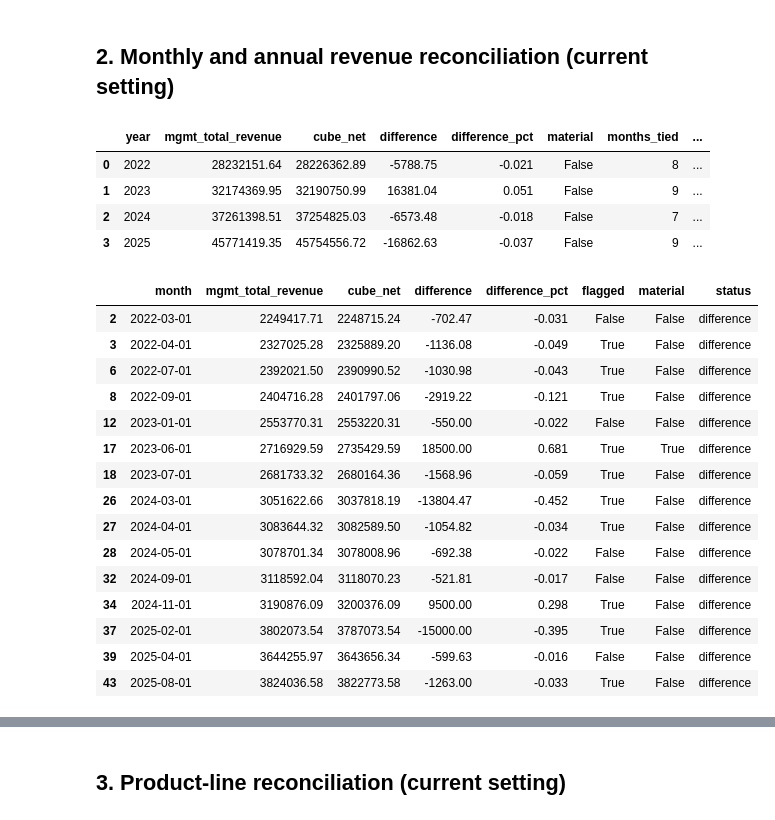
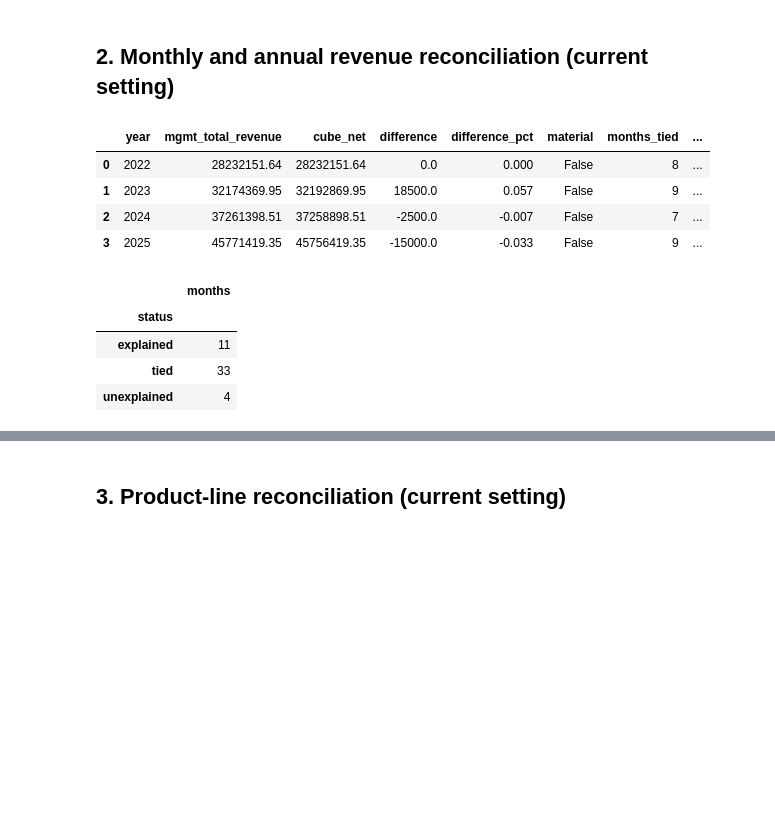
Before and after one commit to xbhxnxv/northbridge-buyside-diligence, a Jupyter notebook: notebooks/03_reconciliation.ipynb, the cells around one changed output, grey strips where cells are left out. Drawn from its saved outputs; the diff is of its cells as text; code cells hidden in the pictures; blank space fills up the shorter version.

```diff
--- a/notebooks/03_reconciliation.ipynb
+++ b/notebooks/03_reconciliation.ipynb
@@ -36,29 +40,19 @@ opt_sum
 # %%
 monthly = q(con, "SELECT * FROM recon_monthly")
 annual = q(con, "SELECT * FROM recon_annual")
 monthly.to_csv(TABLES / "step3_recon_monthly.csv", index=False)
 annual.to_csv(TABLES / "step3_recon_annual.csv", index=False)
 display(annual)
-monthly[monthly.status != "tied"]
+display(monthly.groupby("status").size().rename("months").to_frame())
+monthly[monthly.status != "tied"][["month", "mgmt_total_revenue", "cube_net", "difference", "difference_pct", "material", "status", "explanation"]]
 # %% [output]
 |  | year | mgmt_total_revenue | cube_net | difference | difference_pct | material | months_tied | ... |
-| 0 | 2022 | 28232151.64 | 28226362.89 | -5788.75 | -0.021 | False | 8 | ... |
-| 1 | 2023 | 32174369.95 | 32190750.99 | 16381.04 | 0.051 | False | 9 | ... |
-| 2 | 2024 | 37261398.51 | 37254825.03 | -6573.48 | -0.018 | False | 7 | ... |
-| 3 | 2025 | 45771419.35 | 45754556.72 | -16862.63 | -0.037 | False | 9 | ... |
+| 0 | 2022 | 28232151.64 | 28232151.64 | 0.0 | 0.000 | False | 8 | ... |
+| 1 | 2023 | 32174369.95 | 32192869.95 | 18500.0 | 0.057 | False | 9 | ... |
+| 2 | 2024 | 37261398.51 | 37258898.51 | -2500.0 | -0.007 | False | 7 | ... |
+| 3 | 2025 | 45771419.35 | 45756419.35 | -15000.0 | -0.033 | False | 9 | ... |
-|  | month | mgmt_total_revenue | cube_net | difference | difference_pct | flagged | material | status |
-| 2 | 2022-03-01 | 2249417.71 | 2248715.24 | -702.47 | -0.031 | False | False | difference |
-| 3 | 2022-04-01 | 2327025.28 | 2325889.20 | -1136.08 | -0.049 | True | False | difference |
-| 6 | 2022-07-01 | 2392021.50 | 2390990.52 | -1030.98 | -0.043 | True | False | difference |
-| 8 | 2022-09-01 | 2404716.28 | 2401797.06 | -2919.22 | -0.121 | True | False | difference |
-| 12 | 2023-01-01 | 2553770.31 | 2553220.31 | -550.00 | -0.022 | False | False | difference |
-| 17 | 2023-06-01 | 2716929.59 | 2735429.59 | 18500.00 | 0.681 | True | True | difference |
-| 18 | 2023-07-01 | 2681733.32 | 2680164.36 | -1568.96 | -0.059 | True | False | difference |
-| 26 | 2024-03-01 | 3051622.66 | 3037818.19 | -13804.47 | -0.452 | True | False | difference |
-| 27 | 2024-04-01 | 3083644.32 | 3082589.50 | -1054.82 | -0.034 | True | False | difference |
-| 28 | 2024-05-01 | 3078701.34 | 3078008.96 | -692.38 | -0.022 | False | False | difference |
-| 32 | 2024-09-01 | 3118592.04 | 3118070.23 | -521.81 | -0.017 | False | False | difference |
-| 34 | 2024-11-01 | 3190876.09 | 3200376.09 | 9500.00 | 0.298 | True | False | difference |
-| 37 | 2025-02-01 | 3802073.54 | 3787073.54 | -15000.00 | -0.395 | True | False | difference |
-| 39 | 2025-04-01 | 3644255.97 | 3643656.34 | -599.63 | -0.016 | False | False | difference |
-| 43 | 2025-08-01 | 3824036.58 | 3822773.58 | -1263.00 | -0.033 | True | False | difference |
+|  | months |
+| status |  |
+| explained | 11 |
+| tied | 33 |
+| unexplained | 4 |
```
Also changed, not shown: parts of 11 cells of this notebook, 21 other files.
